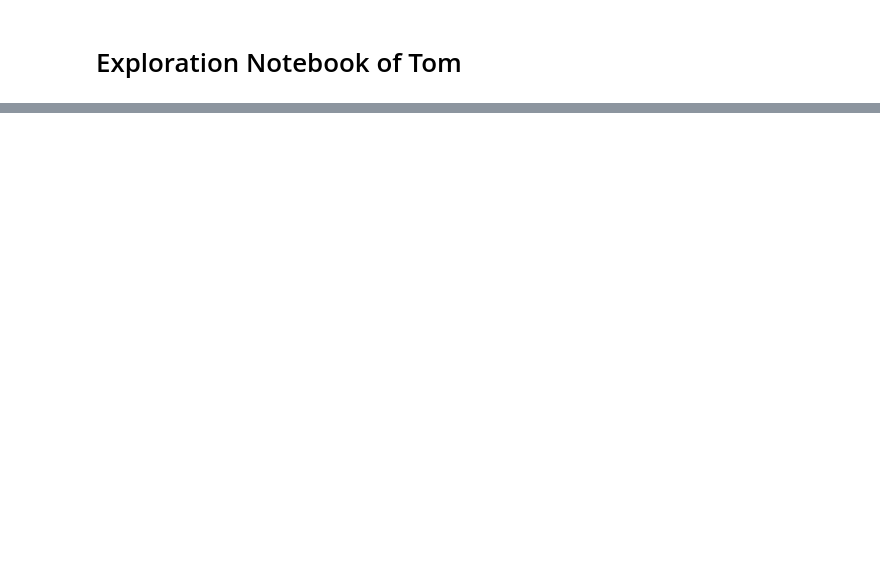
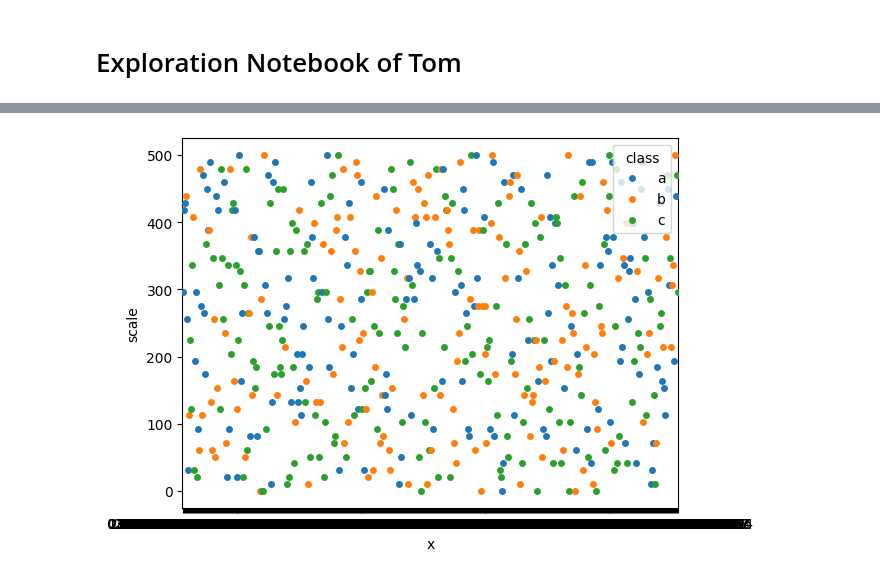
Before and after one commit to Tom-dlhy/AI-Algorithms-Challenge, a Jupyter notebook: TOM_EXPLO/tom_explo.ipynb, the cells around one changed output, grey strips where cells are left out. Cells and saved outputs as stored; diff of their text form; code cells hidden in the pictures; blank space fills up the shorter version.

```diff
--- a/TOM_EXPLO/tom_explo.ipynb
+++ b/TOM_EXPLO/tom_explo.ipynb
@@ -7,4 +11,4 @@ import tqdm
 # %%
-data = pd.read_csv('DATA/defects.csv', sep=',')
+data = pd.read_csv('../DATA/defects.csv', sep=',')
 data.head()
 # %% [output]
@@ -11,0 +45,10 @@ FileNotFoundError: [Errno 2] No such file or directory: 'DATA/defects.csv'
+# %%
+scale = np.linspace(0, 500, 50)
+
+data['scale'] = np.tile(scale, len(data) // len(scale) + 1)[:len(data)]
+
+sns.stripplot(data=data, x='x', y='scale', hue='class')
+
+plt.show()
+# %% [output]
+[figure, added]
```
Also changed, not shown: parts of 18 cells of this notebook, 2 other files.
